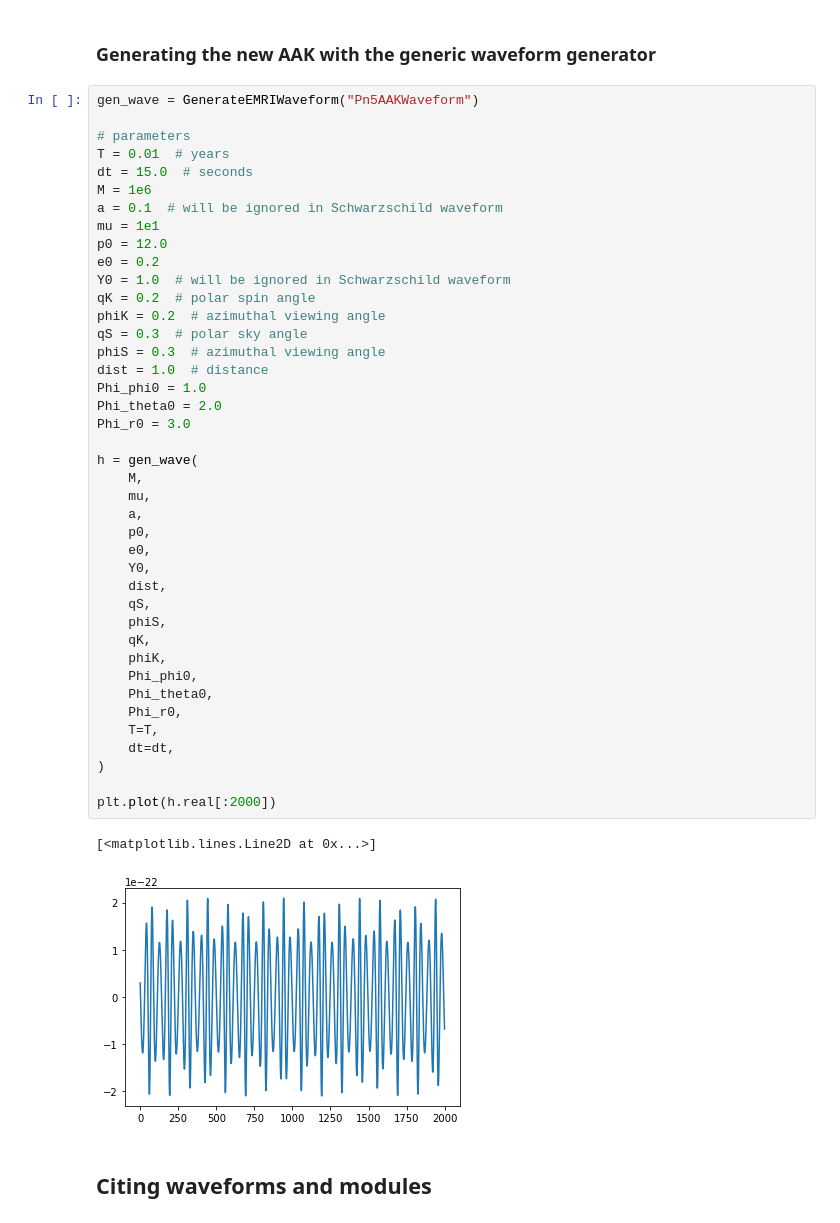
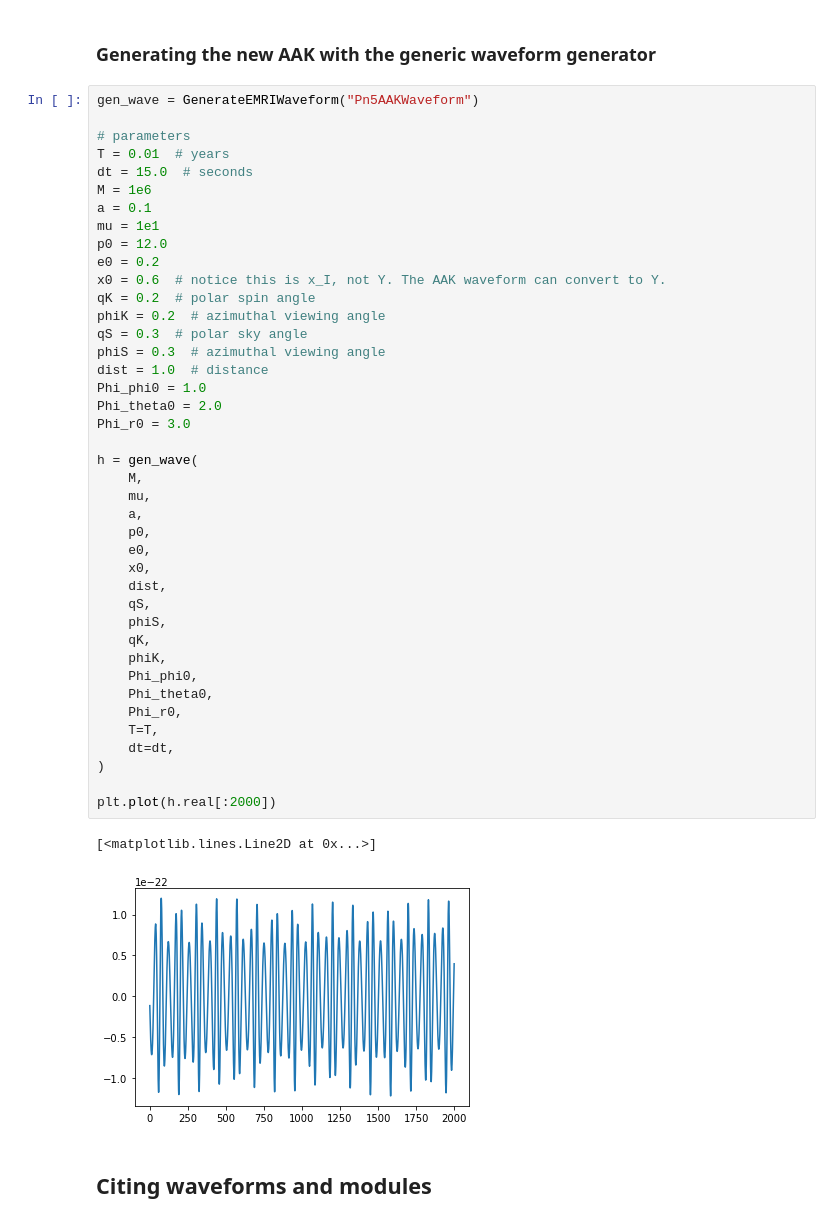
Before and after one commit to CChapmanbird/FastEMRIWaveforms, a Jupyter notebook: docs/doctrees/nbsphinx/tutorial/FastEMRIWaveforms_tutorial.ipynb, the cells around one changed output. Drawn from its saved outputs; the diff is of its cells as text.

```diff
--- a/docs/doctrees/nbsphinx/tutorial/FastEMRIWaveforms_tutorial.ipynb
+++ b/docs/doctrees/nbsphinx/tutorial/FastEMRIWaveforms_tutorial.ipynb
@@ -1394,43 +1461,43 @@ gen_wave = GenerateEMRIWaveform("Pn5AAKWaveform")
 T = 0.01  # years
 dt = 15.0  # seconds
 M = 1e6
-a = 0.1  # will be ignored in Schwarzschild waveform
+a = 0.1
 mu = 1e1
 p0 = 12.0
 e0 = 0.2
-Y0 = 1.0  # will be ignored in Schwarzschild waveform
+x0 = 0.6  # notice this is x_I, not Y. The AAK waveform can convert to Y.
 qK = 0.2  # polar spin angle
 phiK = 0.2  # azimuthal viewing angle
 qS = 0.3  # polar sky angle
 phiS = 0.3  # azimuthal viewing angle
 dist = 1.0  # distance
 Phi_phi0 = 1.0
 Phi_theta0 = 2.0
 Phi_r0 = 3.0
 
 h = gen_wave(
     M,
     mu,
     a,
     p0,
     e0,
-    Y0,
+    x0,
     dist,
     qS,
     phiS,
     qK,
     phiK,
     Phi_phi0,
     Phi_theta0,
     Phi_r0,
     T=T,
     dt=dt,
 )
 
 plt.plot(h.real[:2000])
 # %% [output]
 [<matplotlib.lines.Line2D at 0x...>]
-[figure, old version]
+[figure, new version]
 # %% [markdown]
 ## Citing waveforms and modules
 # %% [markdown]
```
Also changed, not shown: parts of 23 cells of this notebook, 41 other files.
